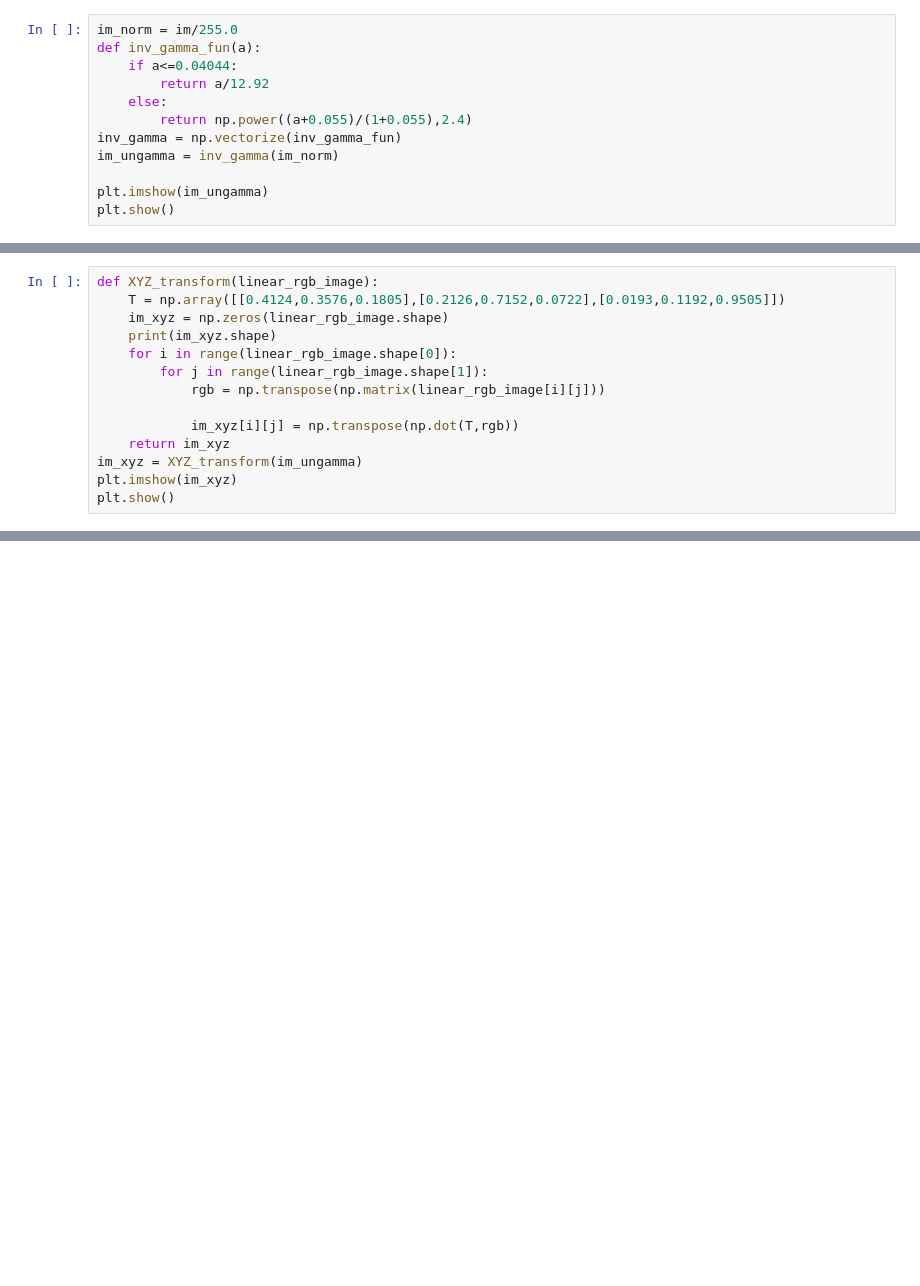
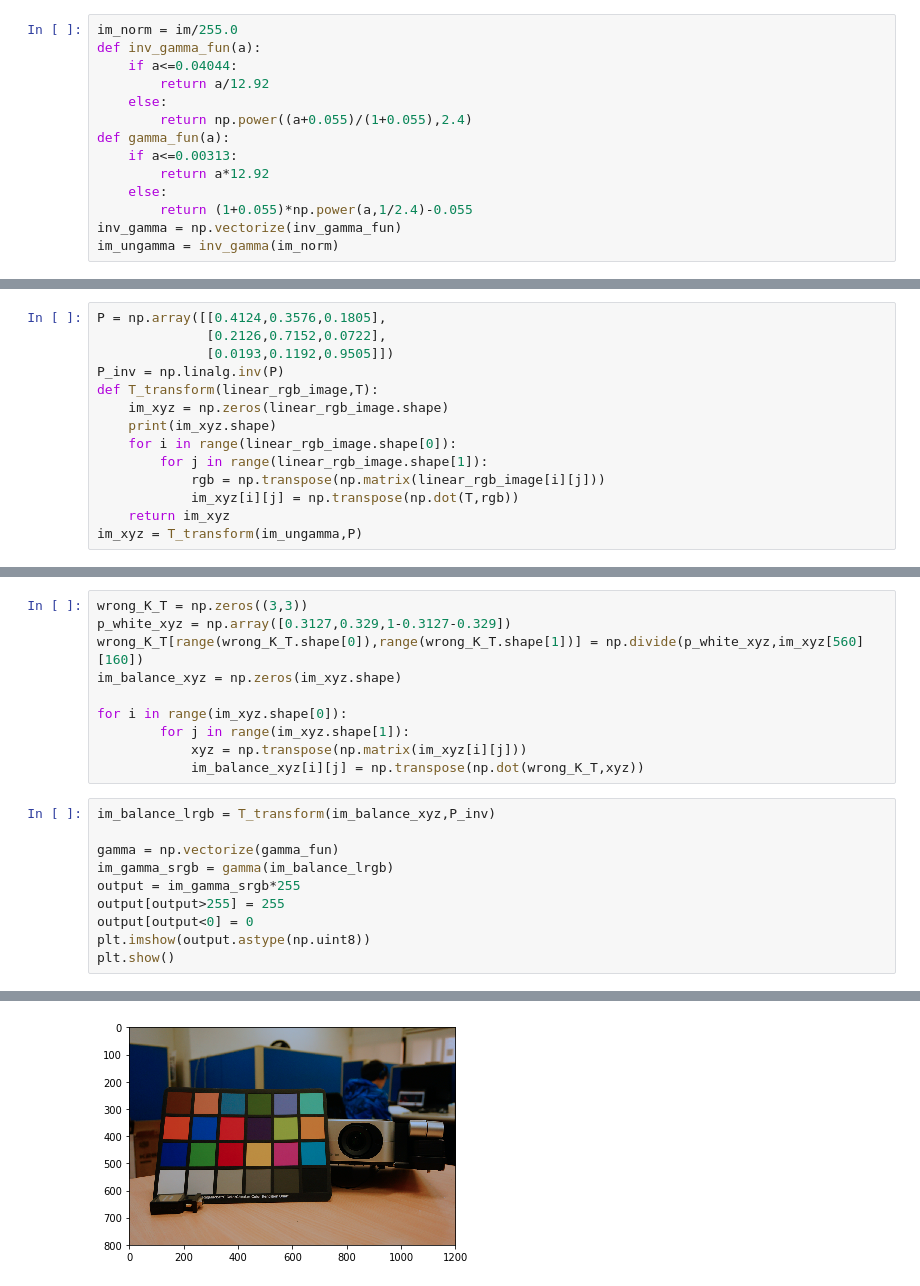
Before and after one commit to NCTUyoung/DIP_HW2, a Jupyter notebook: White balance.ipynb, the cells around one changed output, grey strips where cells are left out. Drawn from its saved outputs; the diff is of its cells as text; blank space fills up the shorter version.

```diff
--- a/White balance.ipynb
+++ b/White balance.ipynb
@@ -22,8 +15,10 @@ def inv_gamma_fun(a):
         return a/12.92
     else:
         return np.power((a+0.055)/(1+0.055),2.4)
+def gamma_fun(a):
+    if a<=0.00313:
+        return a*12.92
+    else:
+        return (1+0.055)*np.power(a,1/2.4)-0.055
 inv_gamma = np.vectorize(inv_gamma_fun)
 im_ungamma = inv_gamma(im_norm)
-
-plt.imshow(im_ungamma)
-plt.show()
@@ -32,15 +25,15 @@ plt.show()
 # %%
-def XYZ_transform(linear_rgb_image):
-    T = np.array([[0.4124,0.3576,0.1805],[0.2126,0.7152,0.0722],[0.0193,0.1192,0.9505]])
+P = np.array([[0.4124,0.3576,0.1805],
+              [0.2126,0.7152,0.0722],
+              [0.0193,0.1192,0.9505]])
+P_inv = np.linalg.inv(P)
+def T_transform(linear_rgb_image,T):
     im_xyz = np.zeros(linear_rgb_image.shape)
     print(im_xyz.shape)
     for i in range(linear_rgb_image.shape[0]):
         for j in range(linear_rgb_image.shape[1]):
             rgb = np.transpose(np.matrix(linear_rgb_image[i][j]))
-
             im_xyz[i][j] = np.transpose(np.dot(T,rgb))
     return im_xyz
-im_xyz = XYZ_transform(im_ungamma)
-plt.imshow(im_xyz)
-plt.show()
+im_xyz = T_transform(im_ungamma,P)
 # %% [output]
@@ -54,0 +47,21 @@ NameError: name 'im_xyz' is not defined
+# %%
+wrong_K_T = np.zeros((3,3))
+p_white_xyz = np.array([0.3127,0.329,1-0.3127-0.329])
+wrong_K_T[range(wrong_K_T.shape[0]),range(wrong_K_T.shape[1])] = np.divide(p_white_xyz,im_xyz[560][160])
+im_balance_xyz = np.zeros(im_xyz.shape)
+
+for i in range(im_xyz.shape[0]):
+        for j in range(im_xyz.shape[1]):
+            xyz = np.transpose(np.matrix(im_xyz[i][j]))
+            im_balance_xyz[i][j] = np.transpose(np.dot(wrong_K_T,xyz))
+# %%
+im_balance_lrgb = T_transform(im_balance_xyz,P_inv)
+
+gamma = np.vectorize(gamma_fun)
+im_gamma_srgb = gamma(im_balance_lrgb)
+output = im_gamma_srgb*255
+output[output>255] = 255
+output[output<0] = 0
+plt.imshow(output.astype(np.uint8))
+plt.show()
+# %% [output]
@@ -54,0 +69 @@ NameError: name 'im_xyz' is not defined
+[figure, added]
```
Also changed, not shown: parts of 17 cells of this notebook.
